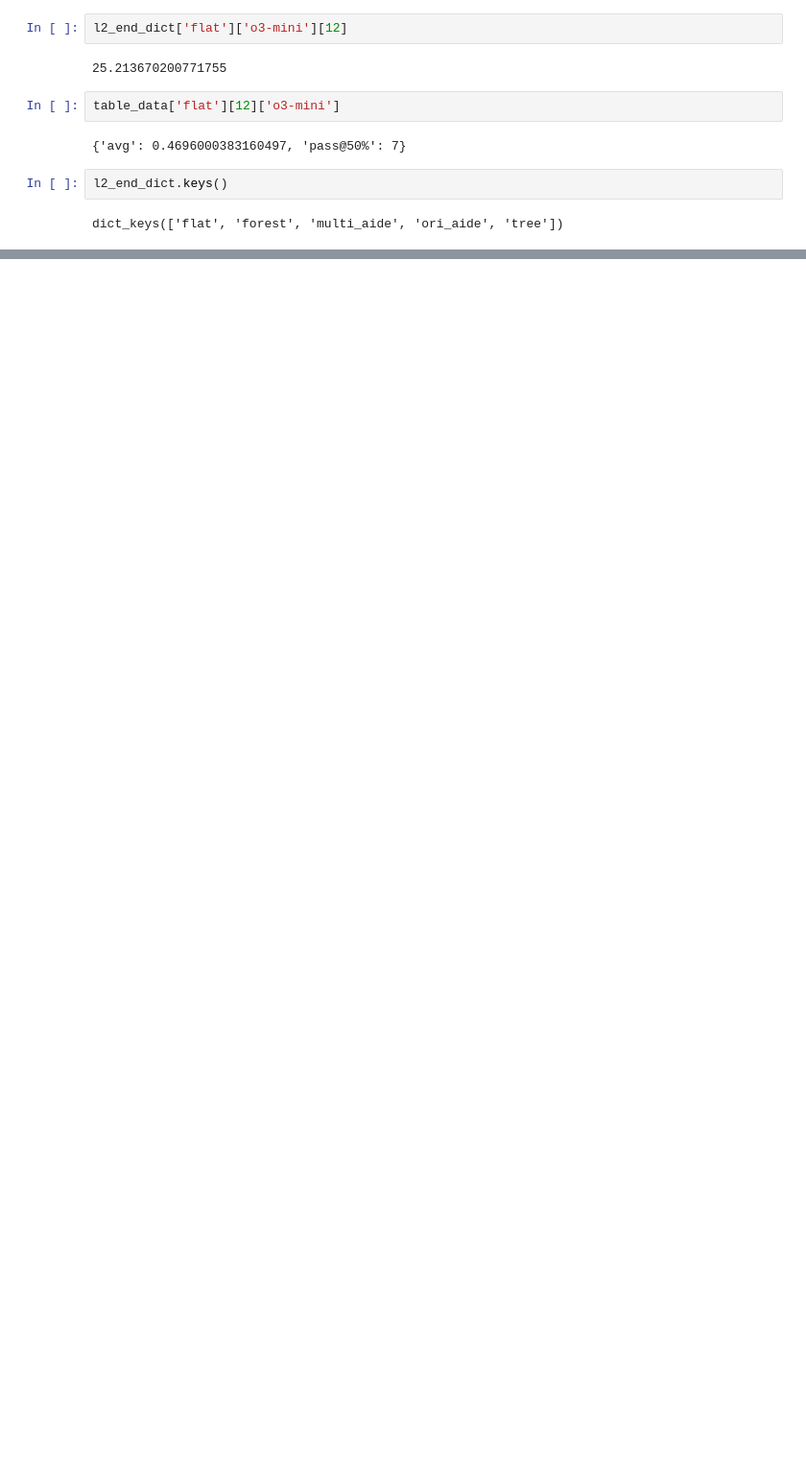
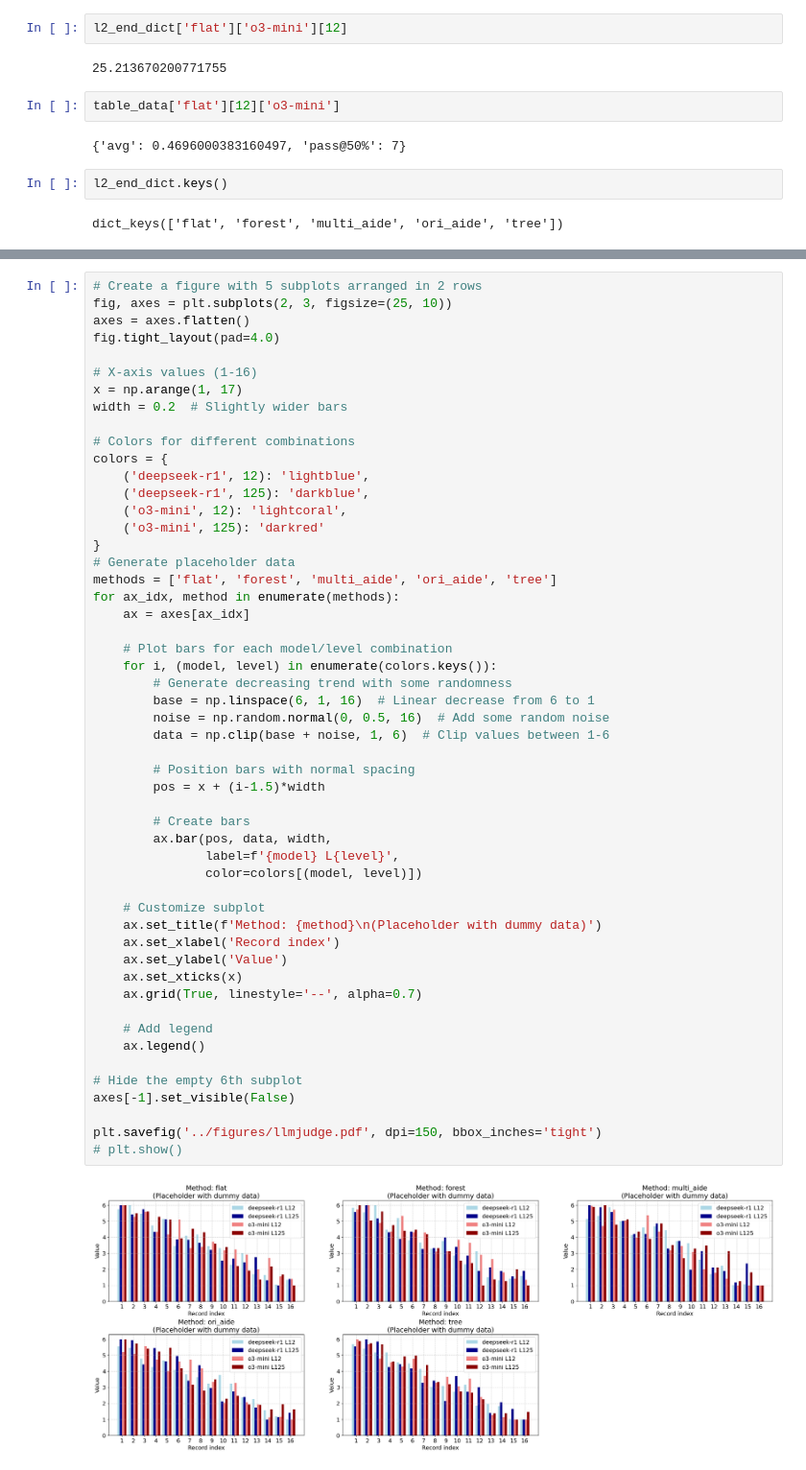
Before and after one commit to facebookresearch/llm-speedrunner, a Jupyter notebook: plot/results-may-1-pareto.ipynb, the cells around one changed output, grey strips where cells are left out. Shown at 96% size. Saved outputs shown, nothing was run; the diff lists cells and outputs as text; blank space fills up the shorter version.

```diff
--- a/plot/results-may-1-pareto.ipynb
+++ b/plot/results-may-1-pareto.ipynb
@@ -328,0 +390,54 @@ plt.show()
+# %%
+# Create a figure with 5 subplots arranged in 2 rows
+fig, axes = plt.subplots(2, 3, figsize=(25, 10))
+axes = axes.flatten()
+fig.tight_layout(pad=4.0)
+
+# X-axis values (1-16)
+x = np.arange(1, 17)
+width = 0.2  # Slightly wider bars
+
+# Colors for different combinations
+colors = {
+    ('deepseek-r1', 12): 'lightblue',
+    ('deepseek-r1', 125): 'darkblue',
+    ('o3-mini', 12): 'lightcoral',
+    ('o3-mini', 125): 'darkred'
+}
+# Generate placeholder data
+methods = ['flat', 'forest', 'multi_aide', 'ori_aide', 'tree']
+for ax_idx, method in enumerate(methods):
+    ax = axes[ax_idx]
+
+    # Plot bars for each model/level combination
+    for i, (model, level) in enumerate(colors.keys()):
+        # Generate decreasing trend with some randomness
+        base = np.linspace(6, 1, 16)  # Linear decrease from 6 to 1
+        noise = np.random.normal(0, 0.5, 16)  # Add some random noise
+        data = np.clip(base + noise, 1, 6)  # Clip values between 1-6
+
+        # Position bars with normal spacing
+        pos = x + (i-1.5)*width
+
+        # Create bars
+        ax.bar(pos, data, width,
+               label=f'{model} L{level}',
+               color=colors[(model, level)])
+
+    # Customize subplot
+    ax.set_title(f'Method: {method}\n(Placeholder with dummy data)')
+    ax.set_xlabel('Record index')
+    ax.set_ylabel('Value')
+    ax.set_xticks(x)
+    ax.grid(True, linestyle='--', alpha=0.7)
+
+    # Add legend
+    ax.legend()
+
+# Hide the empty 6th subplot
+axes[-1].set_visible(False)
+
+plt.savefig('../figures/llmjudge.pdf', dpi=150, bbox_inches='tight')
+# plt.show()
+# %% [output]
+[figure, added]
```
Also changed, not shown: parts of 8 cells of this notebook.
